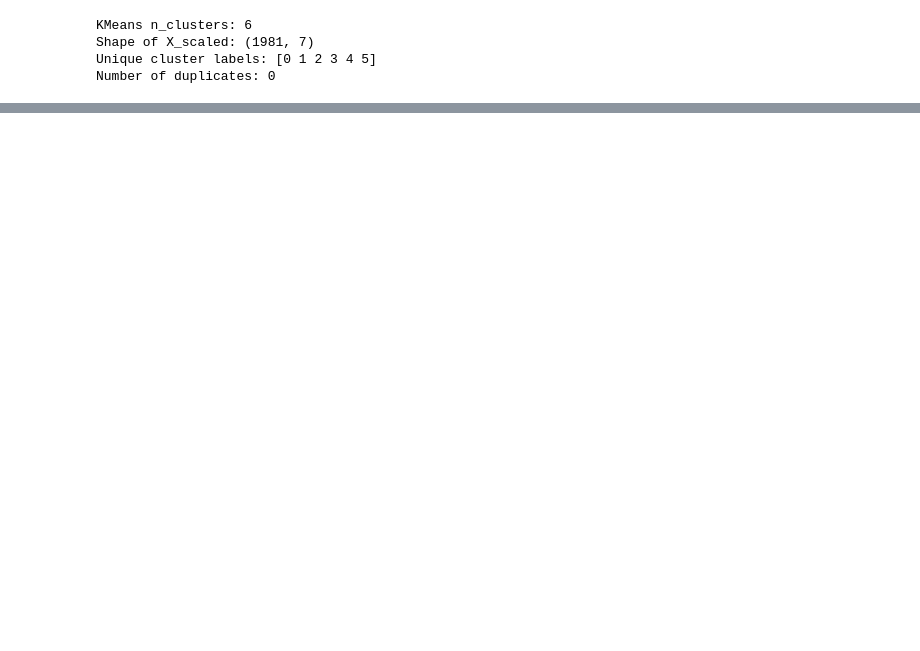
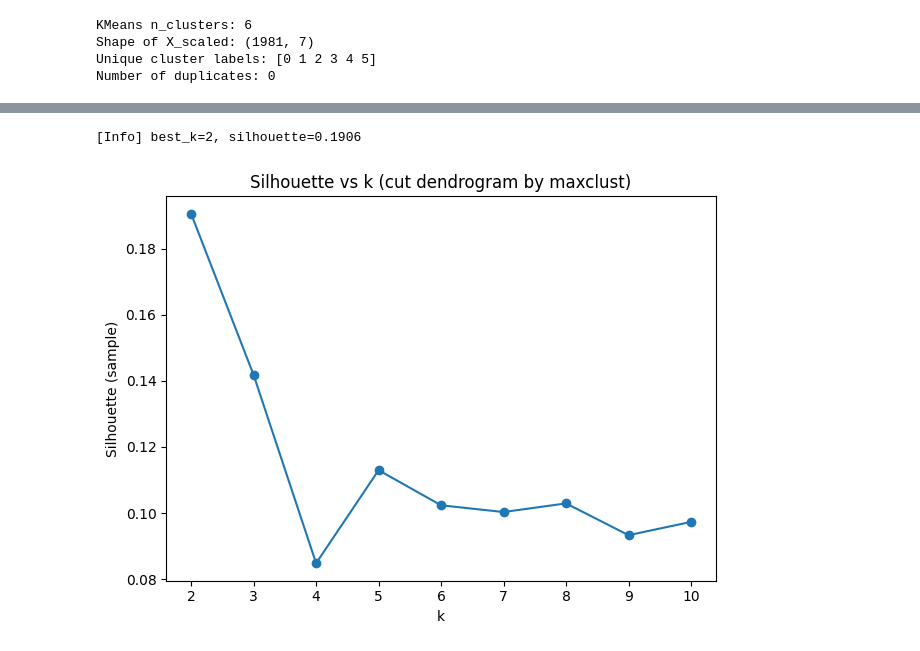
Before and after one commit to Project-cu-i-k/final_project_group4, a Jupyter notebook: python_project.ipynb, the cells around one changed output, grey strips where cells are left out. Saved outputs shown, nothing was run; the diff lists cells and outputs as text; code cells hidden in the pictures; blank space fills up the shorter version.

```diff
--- a/python_project.ipynb
+++ b/python_project.ipynb
@@ -331,0 +391,35 @@ Number of duplicates: 0
+# %%
+# X_hier đã có ở trên (đã scaled & dropna), Z = complete_clustering (hoặc average/single)
+Z = complete_clustering  # bạn có thể thử thay bằng average_clustering/single_clustering
+
+# để tối ưu thời gian: lấy mẫu nếu dữ liệu lớn
+rng = np.random.RandomState(42)
+n = X_hier.shape[0]
+sample_size = min(2000, n)   # tăng lên nếu máy khoẻ
+idx = rng.choice(n, size=sample_size, replace=False)
+X_sample = X_hier.iloc[idx].values
+
+# tính silhouette cho k = 2..10 bằng cách cắt dendrogram theo 'maxclust'
+k_grid = range(2, 11)
+sil_scores = []
+for k in k_grid:
+    # gán nhãn cho TOÀN BỘ (để đảm bảo vị trí index giữ nguyên), sau đó mới lấy mẫu để tính silhouette
+    labels_full = fcluster(Z, t=k, criterion="maxclust")
+    labels_sample = labels_full[idx]
+    try:
+        sil = silhouette_score(X_sample, labels_sample)
+    except Exception:
+        sil = np.nan
+    sil_scores.append(sil)
+
+best_k = int(k_grid[int(np.nanargmax(sil_scores))])
+print(f"[Info] best_k={best_k}, silhouette={np.nanmax(sil_scores):.4f}")
+
+plt.figure()
+plt.plot(list(k_grid), sil_scores, marker="o")
+plt.xlabel("k"); plt.ylabel("Silhouette (sample)")
+plt.title("Silhouette vs k (cut dendrogram by maxclust)")
+plt.tight_layout(); plt.show()
+# %% [output]
+[Info] best_k=2, silhouette=0.1906
+[figure, added]
```
Also changed, not shown: parts of 16 cells of this notebook, 1 other file.
